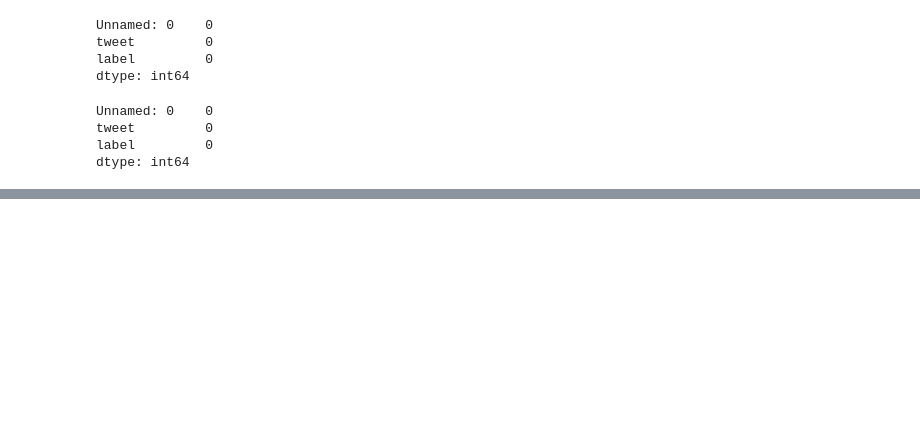
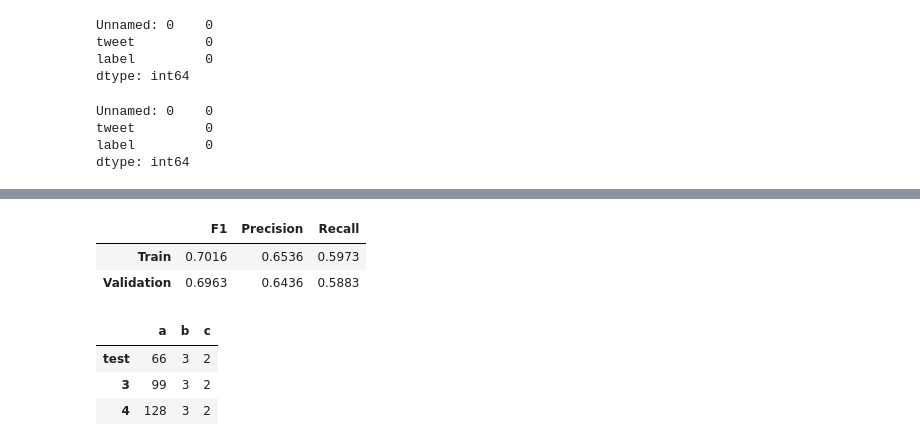
Before and after one commit to pspanoudakis/Machine-Learning-NLP, a Jupyter notebook: TweetClassifier.ipynb, the cells around one changed output, grey strips where cells are left out. Cells and saved outputs as stored; diff of their text form; code cells hidden in the pictures; blank space fills up the shorter version.

```diff
--- a/TweetClassifier.ipynb
+++ b/TweetClassifier.ipynb
@@ -108,0 +135,13 @@ plt.show()
+# %%
+metricStatsDF(tScores, vScores)
+# %% [output]
+|  | F1 | Precision | Recall |
+| Train | 0.7016 | 0.6536 | 0.5973 |
+| Validation | 0.6963 | 0.6436 | 0.5883 |
+# %%
+pd.DataFrame({'a':[66,99,128], 'b':3, 'c':2}, index=['test',3,4])
+# %% [output]
+|  | a | b | c |
+| test | 66 | 3 | 2 |
+| 3 | 99 | 3 | 2 |
+| 4 | 128 | 3 | 2 |
```
Also changed, not shown: parts of 9 cells of this notebook.
